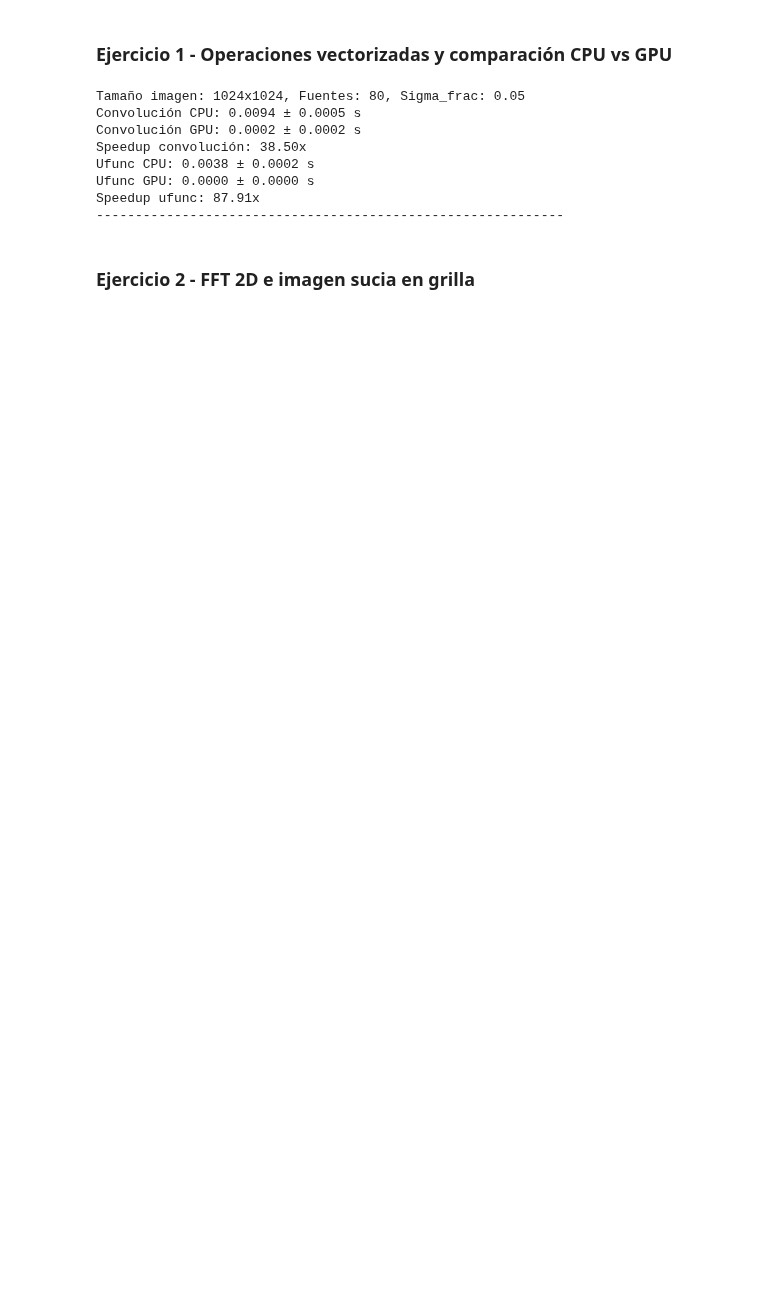
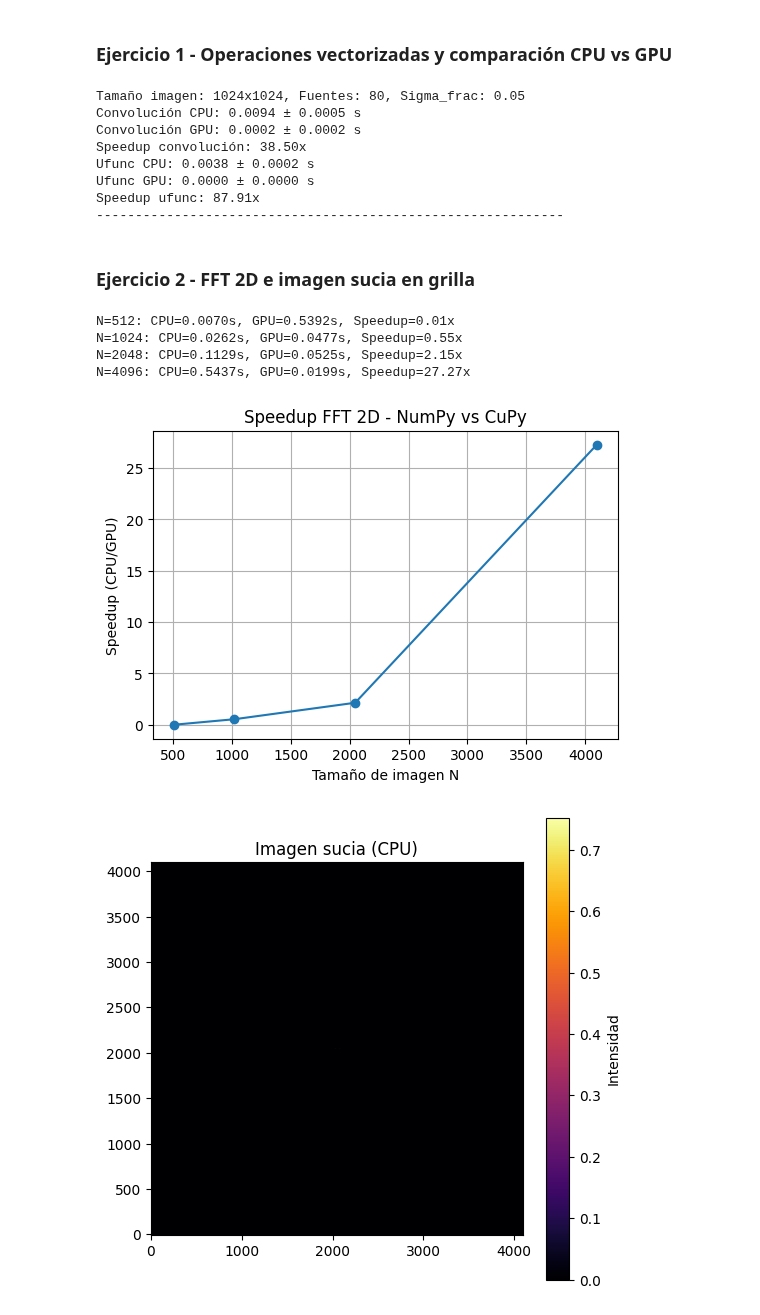
Before and after one commit to Mieres7/RadioInterferometry, a Jupyter notebook: GPU/solution.ipynb, the cells around one changed output. Drawn from its saved outputs; the diff is of its cells as text; code cells hidden in the pictures; blank space fills up the shorter version.

```diff
--- a/GPU/solution.ipynb
+++ b/GPU/solution.ipynb
@@ -159,3 +159,83 @@ Speedup ufunc: 87.91x
 ------------------------------------------------------------
 # %% [markdown]
 ### Ejercicio 2 - FFT 2D e imagen sucia en grilla
+# %%
+import numpy as np
+import cupy as cp
+import matplotlib.pyplot as plt
+from time import time
+
+# ---------- Parámetros ----------
+N_list = [512, 1024, 2048, 4096]   # tamaños de grilla
+d = 1.0 / N_list[0]                # separación entre muestras (escala arbitraria)
+
+# Posiciones de dos fuentes puntuales en coordenadas de la imagen
+src_positions = [(-0.05, 0), (0.05, 0)]  # separadas en dirección l
+
+# Intensidades
+src_intensities = [1.0, 0.7]
+
+# ---------- Función para generar visibilidades V(u,v) ----------
+def generate_visibilities(N, src_pos, src_I):
+    """Genera visibilidades en una malla regular (u,v) para una escena de 2 fuentes."""
+    u = np.fft.fftfreq(N, d)
+    v = np.fft.fftfreq(N, d)
+    uu, vv = np.meshgrid(u, v)
+    V = np.zeros_like(uu, dtype=np.complex64)
+    for (l, m), I in zip(src_pos, src_I):
+        V += I * np.exp(-2j * np.pi * (uu * l + vv * m))
+    return V
+
+# ---------- CPU (NumPy) ----------
+def dirty_image_cpu(N):
+    V = generate_visibilities(N, src_positions, src_intensities)
+    t0 = time()
+    img = np.fft.fftshift(np.fft.ifft2(np.fft.ifftshift(V)))
+    cp.cuda.runtime.deviceSynchronize()  # no tiene efecto, pero simétrico
+    t_cpu = time() - t0
+    return np.abs(img), t_cpu
+
+# ---------- GPU (CuPy) ----------
+def dirty_image_gpu(N):
+    V_cpu = generate_visibilities(N, src_positions, src_intensities)
+    V = cp.asarray(V_cpu)
+    cp.cuda.runtime.deviceSynchronize()
+    t0 = time()
+    img = cp.fft.fftshift(cp.fft.ifft2(cp.fft.ifftshift(V)))
+    cp.cuda.runtime.deviceSynchronize()
+    t_gpu = time() - t0
+    return cp.asnumpy(cp.abs(img)), t_gpu
+
+# ---------- Ejecución y comparación ----------
+cpu_times, gpu_times = [], []
+
+for N in N_list:
+    img_cpu, t_cpu = dirty_image_cpu(N)
+    img_gpu, t_gpu = dirty_image_gpu(N)
+    cpu_times.append(t_cpu)
+    gpu_times.append(t_gpu)
+    print(f"N={N}: CPU={t_cpu:.4f}s, GPU={t_gpu:.4f}s, Speedup={t_cpu/t_gpu:.2f}x")
+
+# ---------- Gráfico Speedup ----------
+speedup = np.array(cpu_times) / np.array(gpu_times)
+plt.figure(figsize=(6,4))
+plt.plot(N_list, speedup, marker='o')
+plt.xlabel("Tamaño de imagen N")
+plt.ylabel("Speedup (CPU/GPU)")
+plt.title("Speedup FFT 2D - NumPy vs CuPy")
+plt.grid(True)
+plt.show()
+
+# ---------- Visualización de la imagen sucia ----------
+plt.figure(figsize=(6,6))
+plt.imshow(img_cpu, cmap='inferno', origin='lower')
+plt.title("Imagen sucia (CPU)")
+plt.colorbar(label='Intensidad')
+plt.show()
+# %% [output]
+N=512: CPU=0.0070s, GPU=0.5392s, Speedup=0.01x
+N=1024: CPU=0.0262s, GPU=0.0477s, Speedup=0.55x
+N=2048: CPU=0.1129s, GPU=0.0525s, Speedup=2.15x
+N=4096: CPU=0.5437s, GPU=0.0199s, Speedup=27.27x
+[figure, added]
+[figure, added]
```
Also changed, not shown: 2 other files.
